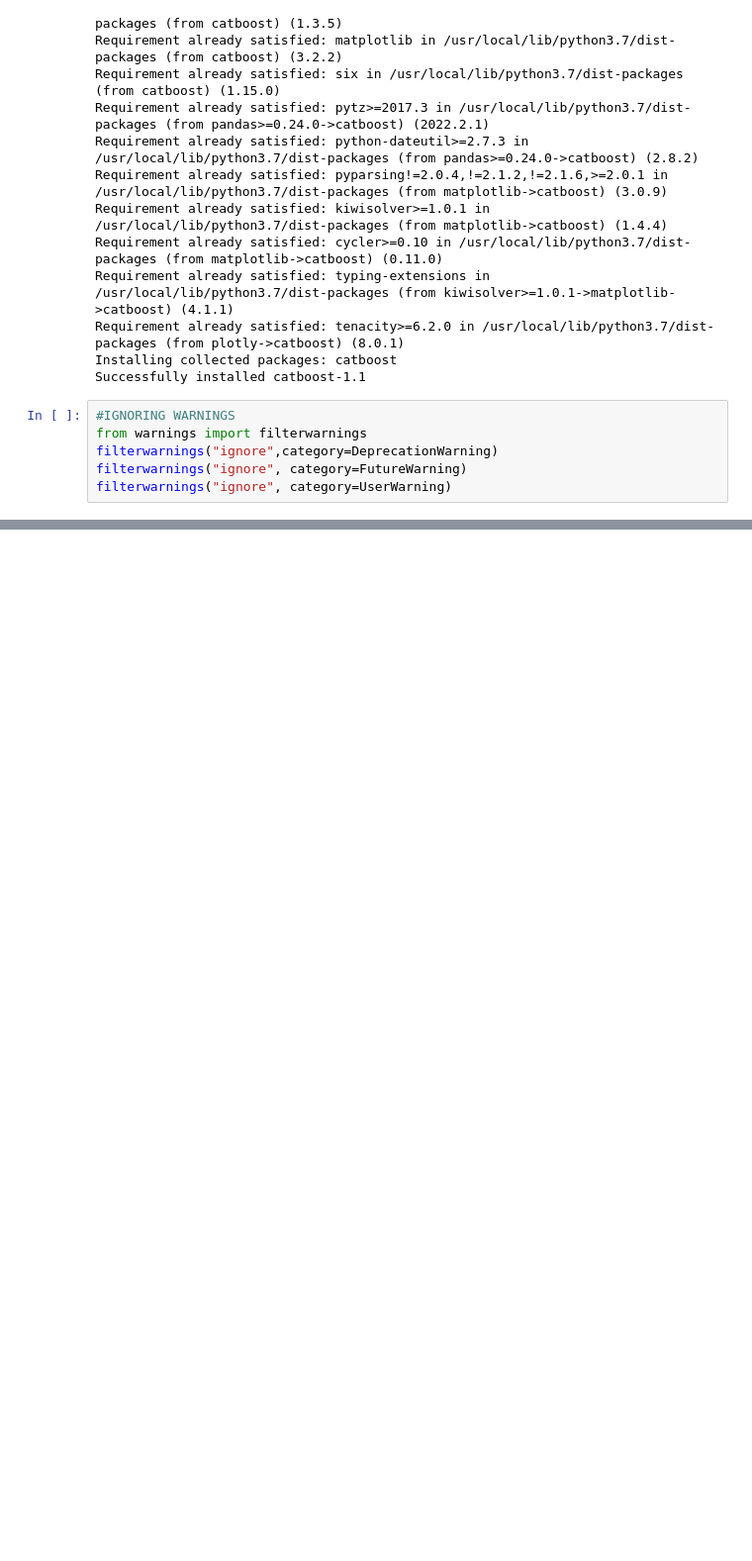
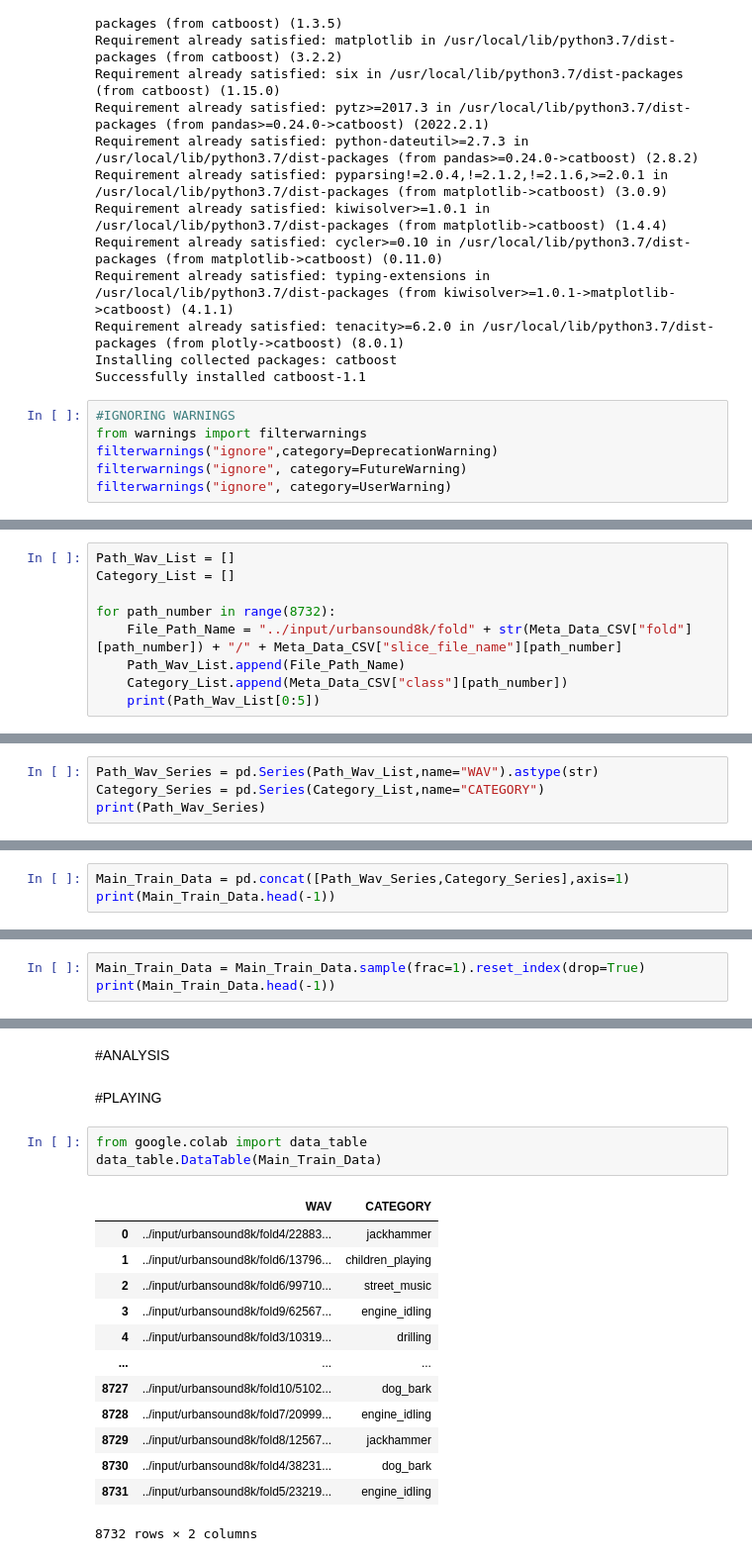
Before and after one commit to azizhankaraoglu/arcgis-appstudio-samples, a Jupyter notebook: 3.ipynb, the cells around one changed output, grey strips where cells are left out. Shown at 99% size. Cells and saved outputs as stored; diff of their text form; blank space fills up the shorter version.

Commit message:
Colaboratory kullanılarak oluşturuldu

```diff
--- a/3.ipynb
+++ b/3.ipynb
@@ -119,0 +190,9 @@ filterwarnings("ignore", category=UserWarning)
+# %%
+Path_Wav_List = []
+Category_List = []
+
+for path_number in range(8732):
+    File_Path_Name = "../input/urbansound8k/fold" + str(Meta_Data_CSV["fold"][path_number]) + "/" + Meta_Data_CSV["slice_file_name"][path_number]
+    Path_Wav_List.append(File_Path_Name)
+    Category_List.append(Meta_Data_CSV["class"][path_number])
+    print(Path_Wav_List[0:5])
@@ -119,0 +219,4 @@ filterwarnings("ignore", category=UserWarning)
+# %%
+Path_Wav_Series = pd.Series(Path_Wav_List,name="WAV").astype(str)
+Category_Series = pd.Series(Category_List,name="CATEGORY")
+print(Path_Wav_Series)
@@ -119,0 +253,3 @@ filterwarnings("ignore", category=UserWarning)
+# %%
+Main_Train_Data = pd.concat([Path_Wav_Series,Category_Series],axis=1)
+print(Main_Train_Data.head(-1))
@@ -119,0 +287,3 @@ filterwarnings("ignore", category=UserWarning)
+# %%
+Main_Train_Data = Main_Train_Data.sample(frac=1).reset_index(drop=True)
+print(Main_Train_Data.head(-1))
@@ -119,0 +406,21 @@ filterwarnings("ignore", category=UserWarning)
+# %% [markdown]
+#ANALYSIS
+# %% [markdown]
+#PLAYING
+# %%
+from google.colab import data_table
+data_table.DataTable(Main_Train_Data)
+# %% [output]
+|  | WAV | CATEGORY |
+| 0 | ../input/urbansound8k/fold4/22883... | jackhammer |
+| 1 | ../input/urbansound8k/fold6/13796... | children_playing |
+| 2 | ../input/urbansound8k/fold6/99710... | street_music |
+| 3 | ../input/urbansound8k/fold9/62567... | engine_idling |
+| 4 | ../input/urbansound8k/fold3/10319... | drilling |
+| ... | ... | ... |
+| 8727 | ../input/urbansound8k/fold10/5102... | dog_bark |
+| 8728 | ../input/urbansound8k/fold7/20999... | engine_idling |
+| 8729 | ../input/urbansound8k/fold8/12567... | jackhammer |
+| 8730 | ../input/urbansound8k/fold4/38231... | dog_bark |
+| 8731 | ../input/urbansound8k/fold5/23219... | engine_idling |
+8732 rows × 2 columns
```
Also changed, not shown: parts of 38 cells of this notebook.
